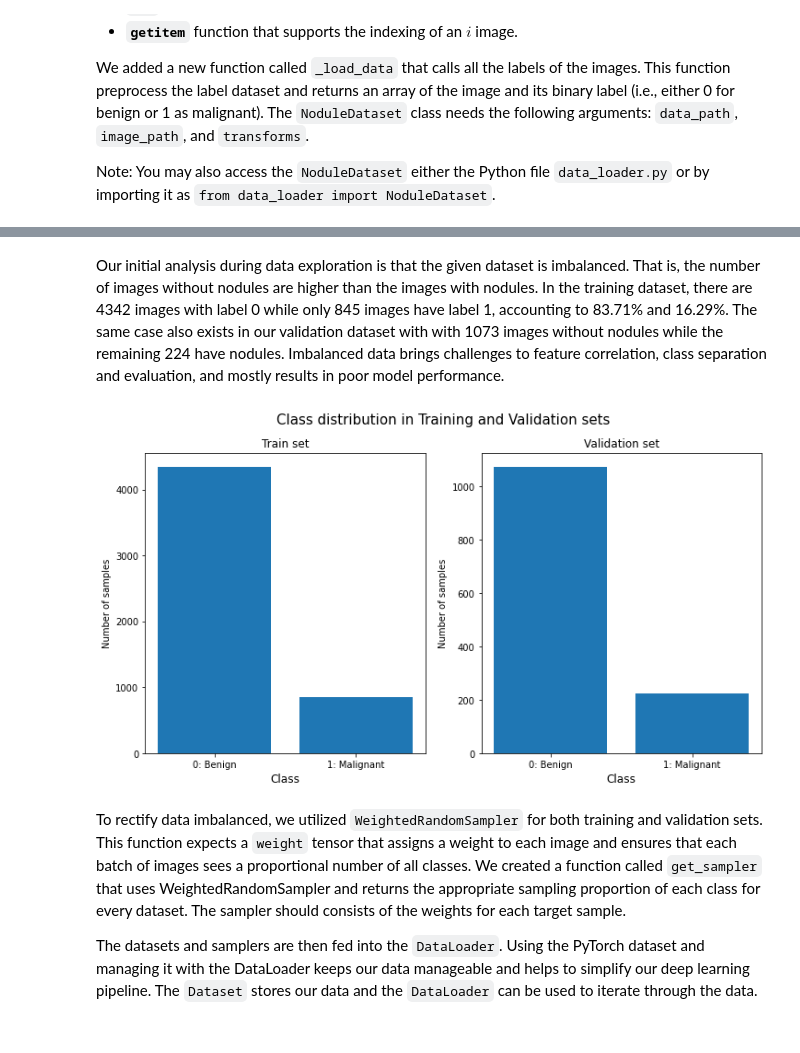
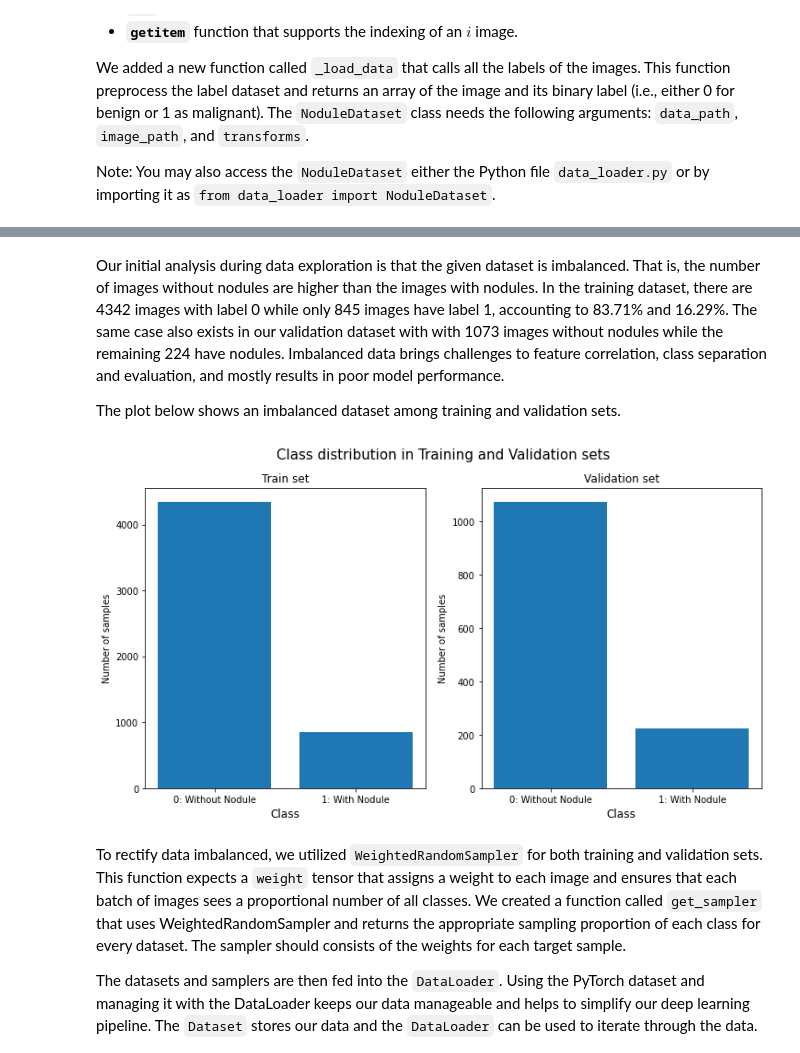
Before and after one commit to rrwabina/CNN-Nodule-Classification, a Jupyter notebook: notebooks/main.ipynb, the cells around one changed output, grey strips where cells are left out. Saved outputs shown, nothing was run; the diff lists cells and outputs as text; code cells hidden in the pictures.

```diff
--- a/notebooks/main.ipynb
+++ b/notebooks/main.ipynb
@@ -144,16 +145,14 @@ The <code>train_transform</code> has some random transforms, e.g., <code>RandomR
 train_transform =   transforms.Compose([
                     transforms.RandomRotation(10),
                     transforms.RandomHorizontalFlip(),
-                    transforms.Resize((50)),
+                    transforms.Resize((50, 50)),
                     transforms.RandomCrop(32, padding = 2),
-                    transforms.CenterCrop(40),
                     transforms.ToTensor(),
                     transforms.Normalize([0.485, 0.456, 0.406],
                                          [0.229, 0.224, 0.225])])
 
 valid_transform =   transforms.Compose([
-                    transforms.Resize((50)),
-                    transforms.CenterCrop(40),
+                    transforms.Resize((50, 50)),
                     transforms.ToTensor(),
                     transforms.Normalize([0.485, 0.456, 0.406],
                                          [0.229, 0.224, 0.225])])
@@ -165,6 +164,8 @@ valid_dataset  = NoduleDataset(data_path, image_path = 'val',   transforms = val
 test_dataset   = NoduleDataset(data_path, image_path = 'test',  transforms = valid_transform)
 # %% [markdown]
 Our initial analysis during data exploration is that the given dataset is imbalanced. That is, the number of images without nodules are higher than the images with nodules. In the training dataset, there are 4342 images with label 0 while only 845 images have label 1, accounting to 83.71\% and 16.29\%. The same case also exists in our validation dataset with with 1073 images without nodules while the remaining 224 have nodules. Imbalanced data brings challenges to feature correlation, class separation and evaluation, and mostly results in poor model performance.
+
+The plot below shows an imbalanced dataset among training and validation sets.
 # %%
 def check_imbalance(dataset):
     '''
@@ -176,35 +177,35 @@ def check_imbalance(dataset):
     '''
     classes = [label for _,   label in dataset]
     index_0 = len([idx   for idx, label in enumerate(classes) if label == 0])
     index_1 = len([idx   for idx, label in enumerate(classes) if label == 1])
     return index_0, index_1
 
 def plot_imbalance(train_dataset, valid_dataset):
     '''
     Creates the subplots and plots the class distribution
     '''
     class_count_train = check_imbalance(train_dataset)
     class_count_valid = check_imbalance(valid_dataset)
 
     fig, axs = plt.subplots(1, 2, figsize = (12, 6))
     fig.suptitle('Class distribution in Training and Validation sets', size = 15)
-    labels = ['0: Benign', '1: Malignant']
+    labels = ['0: Without Nodule', '1: With Nodule']
 
     axs[0].bar(labels, class_count_train)
     axs[0].set_title('Train set')
     axs[0].set_xlabel('Class', size = 12)
     axs[0].set_ylabel('Number of samples')
 
     axs[1].bar(labels, class_count_valid)
     axs[1].set_title('Validation set')
     axs[1].set_xlabel('Class', size = 12)
     axs[1].set_ylabel('Number of samples')
     plt.show()
 
 
 plot_imbalance(train_dataset, valid_dataset)
 # %% [output]
-[figure, old version]
+[figure, new version]
 # %% [markdown]
 To rectify data imbalanced, we utilized <code>WeightedRandomSampler</code> for both training and validation sets. This function expects a <code>weight</code> tensor that assigns a weight to each image and ensures that each batch of images sees a proportional number of all classes. We created a function called <code>get_sampler</code> that uses WeightedRandomSampler and returns the appropriate sampling proportion of each class for every dataset. The sampler should consists of the weights for each target sample.
 
```
Also changed, not shown: parts of 8 cells of this notebook, 1 other file.
